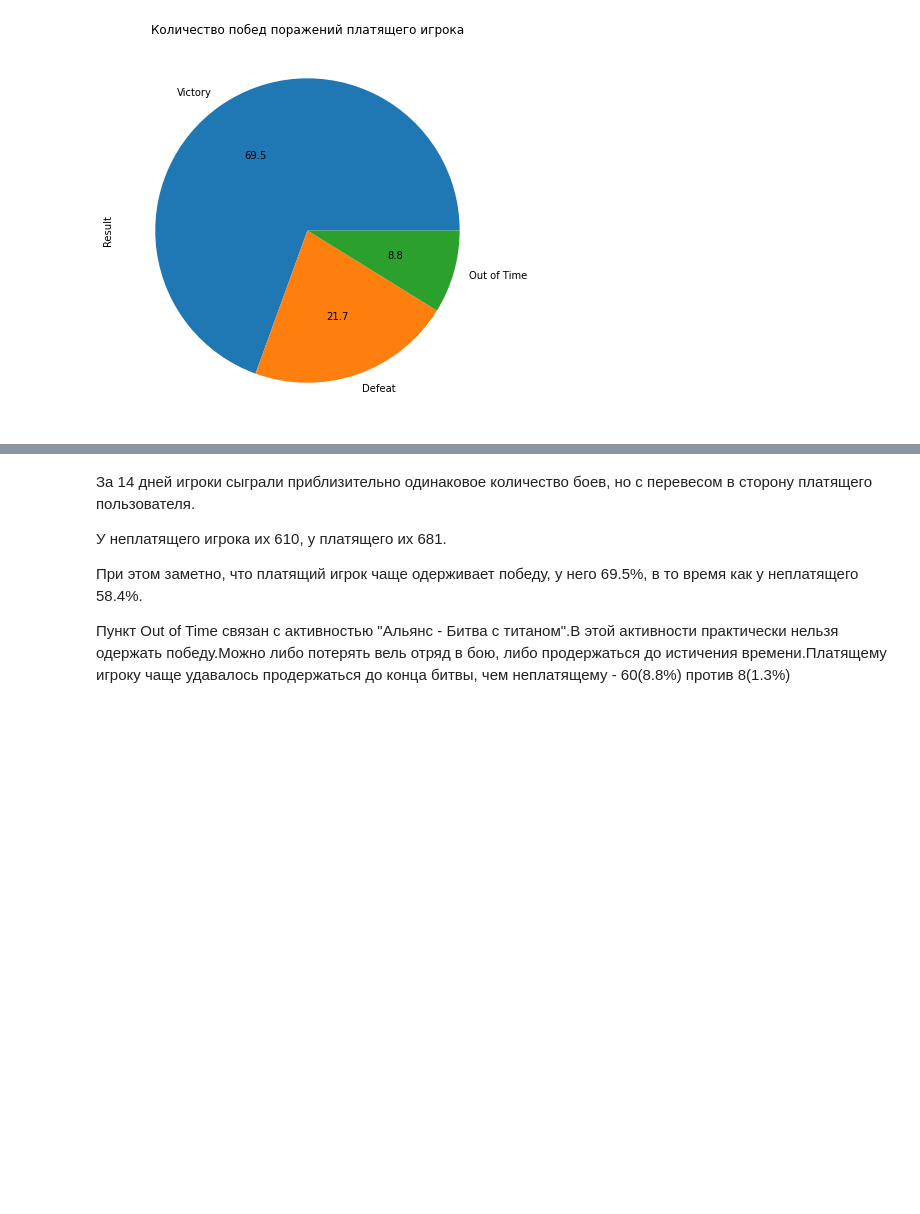
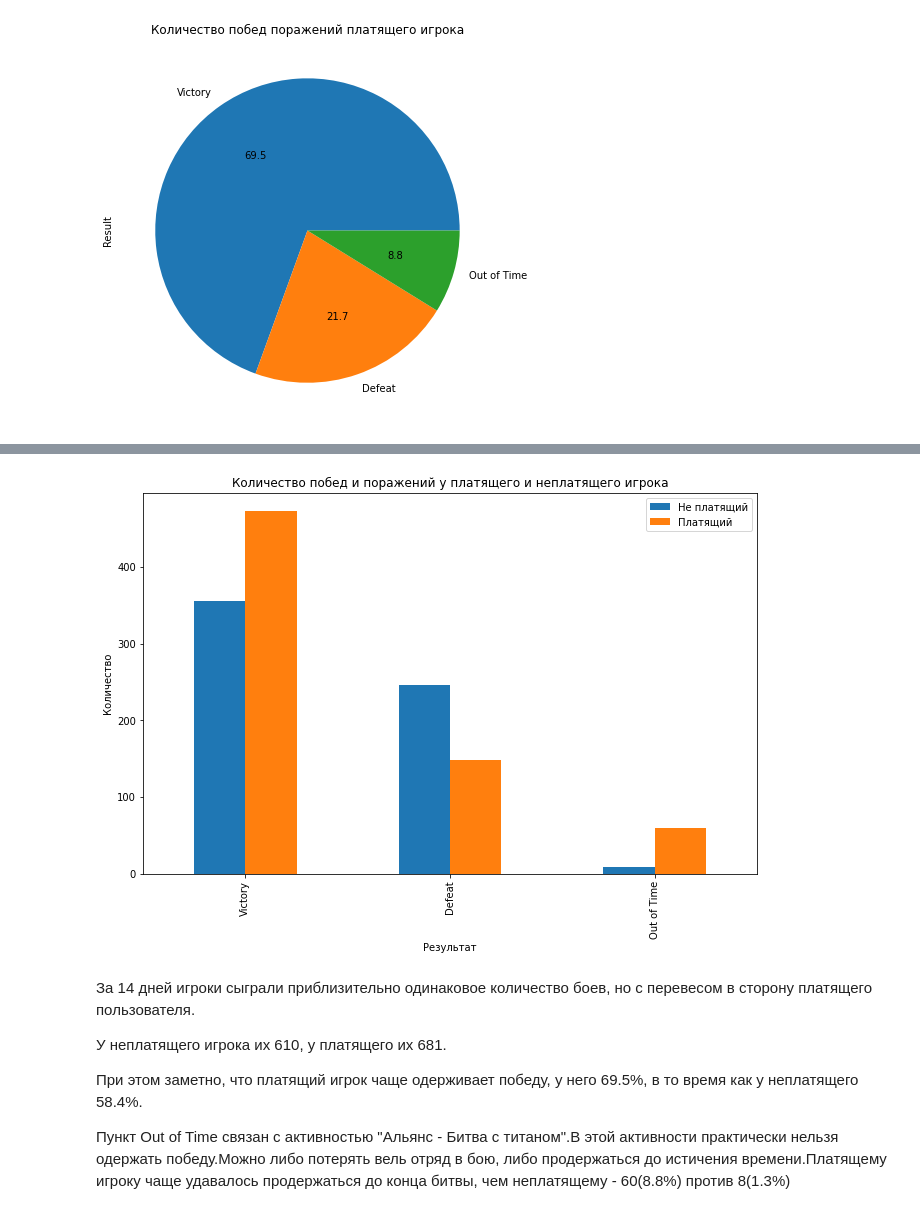
Before and after one commit to HdemonKhaim/Python_Homeworks, a Jupyter notebook: IgnatenkovDiplomMain_1.ipynb, the cells around one changed output, grey strips where cells are left out. Cells and saved outputs as stored; diff of their text form; code cells hidden in the pictures; blank space fills up the shorter version.

```diff
--- a/IgnatenkovDiplomMain_1.ipynb
+++ b/IgnatenkovDiplomMain_1.ipynb
@@ -459,3 +457,15 @@ Warning: Total number of columns (30) exceeds max_columns (20) limiting to first
+# %%
+index = np.arange(3)
+data = {'Не платящий': [356,246,8],
+        'Платящий': [473,148,60]}
+df1 = pd.DataFrame(data)
+df1.plot(kind='bar',title='Количество побед и поражений у платящего и неплатящего игрока',
+           xlabel='Результат',
+           ylabel='Количество')
+plt.xticks(index,['Victory','Defeat','Out of Time'])
+plt.show()
+# %% [output]
+[figure, added]
 # %% [markdown]
 За 14 дней игроки сыграли приблизительно одинаковое количество боев, но с перевесом в сторону платящего пользователя.
 
```
Also changed, not shown: parts of 7 cells of this notebook.
